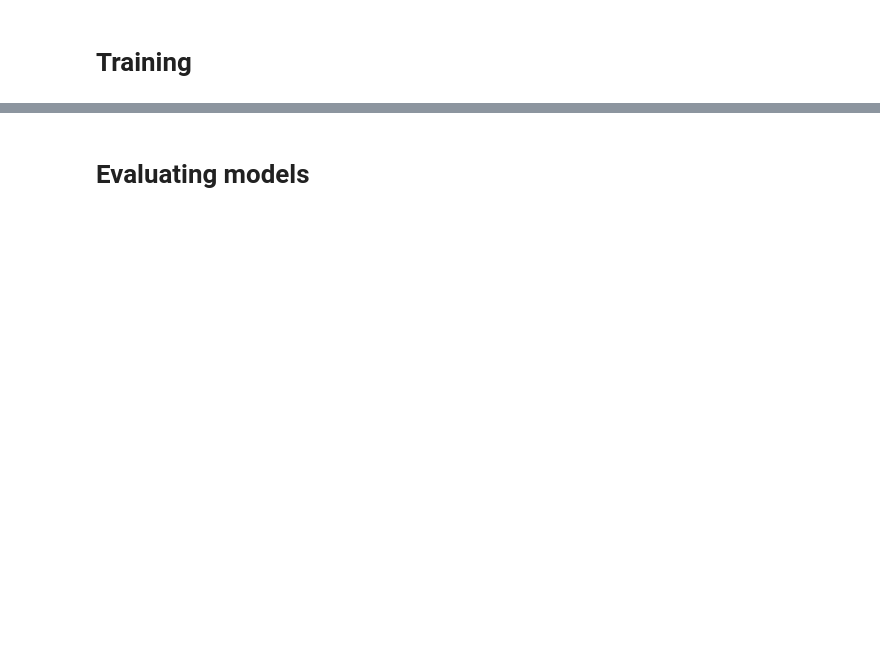
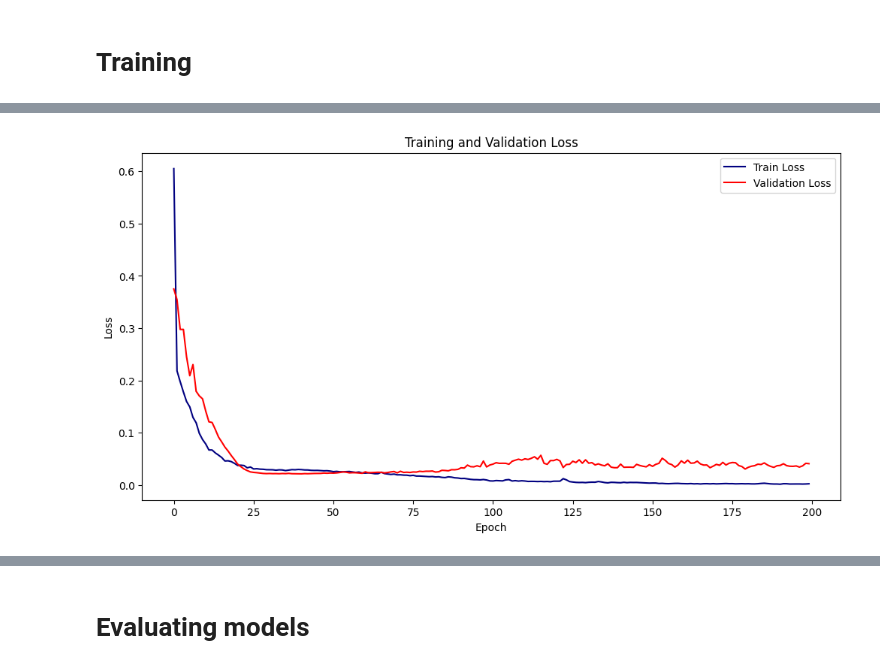
Before and after one commit to TomFiz/neuroforest, a Jupyter notebook: neuroforest-master/notebooks/analyze_trajectories.ipynb, the cells around one changed output, grey strips where cells are left out. Saved outputs shown, nothing was run; the diff lists cells and outputs as text; code cells hidden in the pictures; blank space fills up the shorter version.

```diff
--- a/neuroforest-master/notebooks/analyze_trajectories.ipynb
+++ b/neuroforest-master/notebooks/analyze_trajectories.ipynb
@@ -395,9 +608,0 @@ train(temporal_cnn, x_train, y_train_clf, x_test, y_test_clf, criterion = criter
-# %%
-conv_params_1 = {"channels" : 32, "kernel_size": 20, "stride": 1}
-conv_params_2 = {"channels" : 64, "kernel_size": 10, "stride": 5}
-conv_params_3 = {"channels" : 128, "kernel_size": 10, "stride": 5}
-conv_params_4 = {"channels" : 256, "kernel_size": 5, "stride": 3}
-temporal_cnn_deep = TemporalCNN(seq_len, n_channels=2, conv_params_1=conv_params_1, conv_params_2=conv_params_2, conv_params_3=conv_params_3, conv_params_4=conv_params_4)
-torchsummary.summary(temporal_cnn_deep, (seq_len, 2))
-criterion = CustomMSELoss(lambda_var=2)
-train(temporal_cnn_deep, x_train, y_train, x_test, y_test, criterion = criterion, num_epochs=20, learning_rate=1e-03, monitor_gradients=True)
@@ -436,17 +608,0 @@ Mean Squared Error: 0.01585906185209751
-# %%
-best_params = {
-    '1_kernel_size': 10,
-    'first_channels': 16,
-    'first_stride': 5,
-    'second_kernel_size': 5,
-    'second_stride': 4,
-    'lambda_var': 0.9639937540053819,
-    'learning_rate': 0.0005278356017203062,
-    'num_epochs': 83,
-}
-conv_params_1 = {"channels": best_params['first_channels'], "kernel_size": best_params['first_kernel_size'], "stride": best_params['first_stride'], "padding": 0}
-conv_params_2 = {"channels": best_params['first_channels']*2, "kernel_size": best_params['second_kernel_size'], "stride": best_params['second_stride'], "padding": 0}
-model = TemporalCNN(conv_params_1=conv_params_1, conv_params_2=conv_params_2, seq_len=seq_len)
-torchsummary.summary(model, (seq_len, 2))
-criterion = CustomMSELoss(lambda_var=4.5)
-train(model, x_train, y_train, x_test, y_test, criterion = criterion, num_epochs=20, learning_rate=1e-03, monitor_gradients=False)
@@ -459,0 +611,15 @@ Mean Squared Error: 0.017103716731071472
+# %%
+# cnn_encoder = CNN_encoder(seq_len=seq_len, n_channels=2, num_classes=1,
+#                         #   conv_params_1 = {"channels" : 16, "kernel_size": 20, "stride": 1},
+#                         #   conv_params_2 = {"channels" : 32, "kernel_size": 10, "stride": 1},
+#                         #   conv_params_3 = {"channels" : 64, "kernel_size": 5, "stride": 1},
+#                           )
+conv_params_1 = {"channels" : 8 , "kernel_size": 60, "stride": 5}
+conv_params_2 = {"channels" : 16, "kernel_size": 40, "stride": 5}
+conv_params_3 = {"channels" : 32, "kernel_size": 20, "stride": 1}
+# conv_params_4 = {"channels" : 64, "kernel_size": 5 , "stride": 1}
+temporal_cnn_deep = TemporalCNN(seq_len, n_channels=2, conv_params_1=conv_params_1, conv_params_2=conv_params_2, conv_params_3=conv_params_3, conv_params_4=conv_params_4)
+torchsummary.summary(temporal_cnn_deep, (seq_len, 2))
+criterion = nn.BCELoss()
+print(x_2022.shape, y_2022.shape)
+print(x_2024.shape, y_2024.shape)
@@ -459,0 +644,4 @@ Mean Squared Error: 0.017103716731071472
+# %%
+train(temporal_cnn_deep, x_train, y_train, x_test, y_test, criterion = criterion, num_epochs=200, learning_rate=5e-04, monitor_gradients=False)
+# %% [output]
+[figure, added]
```
Also changed, not shown: parts of 45 cells of this notebook, 1 other file.
